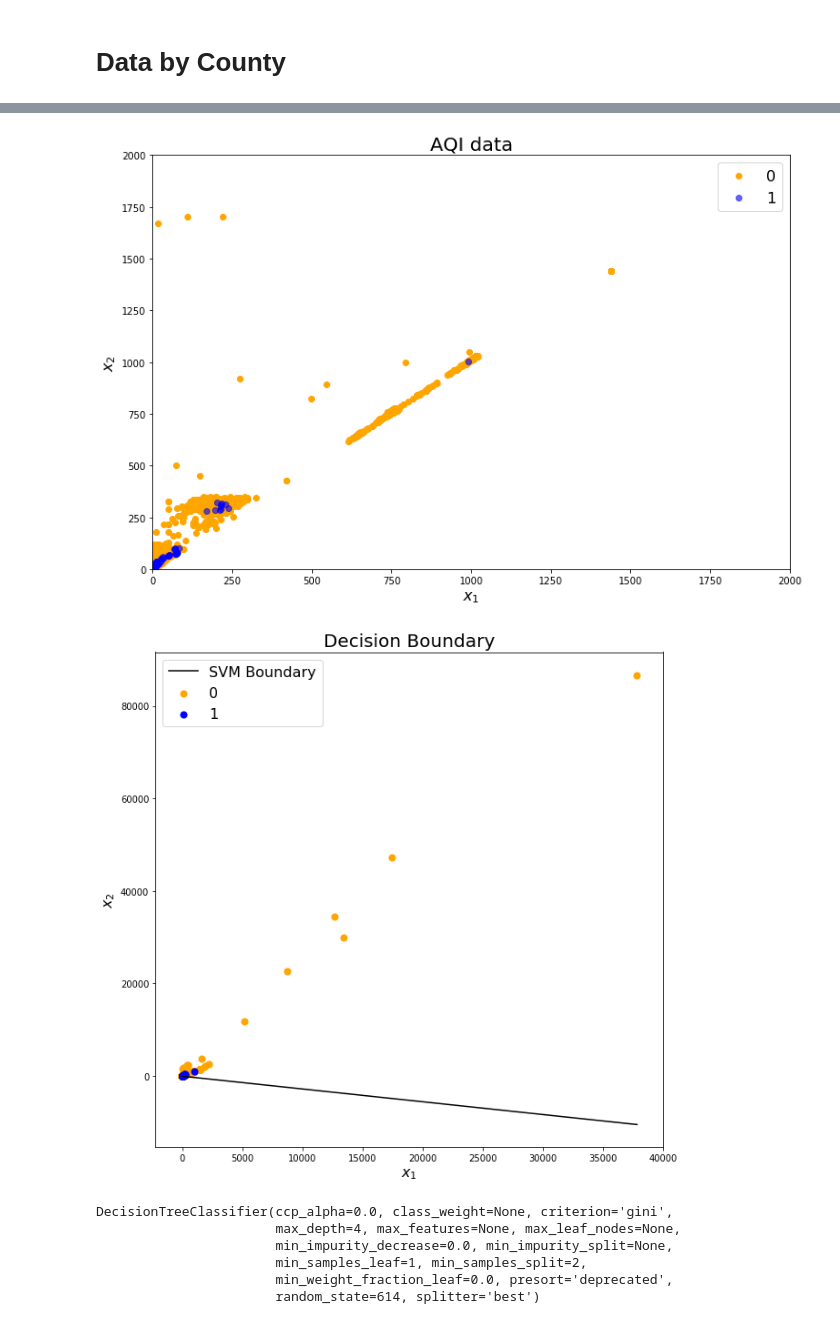
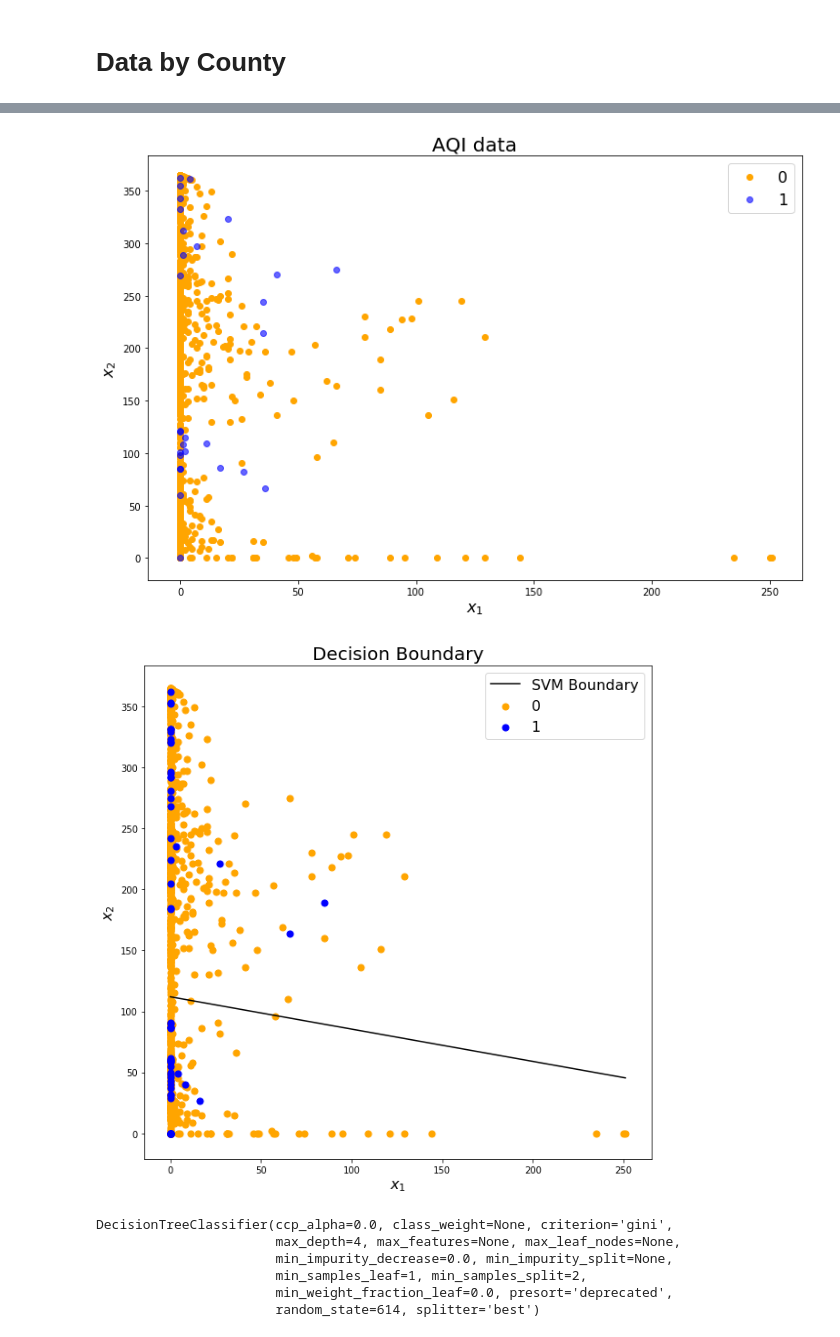
Before and after one commit to yilmazduygu/gretta-grettas, a Jupyter notebook: Time Series and Classification Analysis for Pollutants.ipynb, the cells around one changed output, grey strips where cells are left out. Drawn from its saved outputs; the diff is of its cells as text; code cells hidden in the pictures.

```diff
--- a/Time Series and Classification Analysis for Pollutants.ipynb
+++ b/Time Series and Classification Analysis for Pollutants.ipynb
@@ -407,4 +467,4 @@ def prepare(df,cols):
 
     return new_df
 # %%
-county=prepare(county,'State Name')
+county=prepare(county,'State')
@@ -442,5 +504,5 @@ from sklearn.preprocessing import StandardScaler
 
 max_margin = Pipeline([('scaler', StandardScaler()), ('svc', LinearSVC(C=1,loss='squared_hinge'))])
 # %%
-X=np.array(county[['50th Percentile','90th Percentile']])
-y=np.array(county['North Carolina'])
+X=np.array(county[['Days NO2','Days Ozone']])
+y=np.array(county['Utah'])
@@ -447,20 +521,18 @@ y=np.array(county['North Carolina'])
 # %%
 plt.figure(figsize = (12,8))
 
 plt.scatter(X[y == 0,0],X[y == 0,1],color="orange",label="0")
 plt.scatter(X[y == 1,0],X[y == 1,1],color="blue",label="1", alpha = .6)
 
 plt.legend(fontsize=16)
-plt.xlim(0,2000)
-plt.ylim(0,2000)
 
 plt.xlabel("$x_1$",fontsize=16)
 plt.ylabel("$x_2$",fontsize=16)
 plt.title("AQI data",fontsize = 20)
 
 plt.show()
 # %% [output]
-[figure, old version]
+[figure, new version]
 # %%
 max_margin.fit(X,y);
 # %%
@@ -468,7 +540,7 @@ max_margin.fit(X,y);
 # %%
 plot_bound(max_margin.named_steps['svc'],X,y,True)
 # %% [output]
-[figure, old version]
+[figure, new version]
 # %%
 # X=np.zeros([6,6])
 # #fig,axes=plt.subplots(6,6)
```
Also changed, not shown: parts of 25 cells of this notebook.
